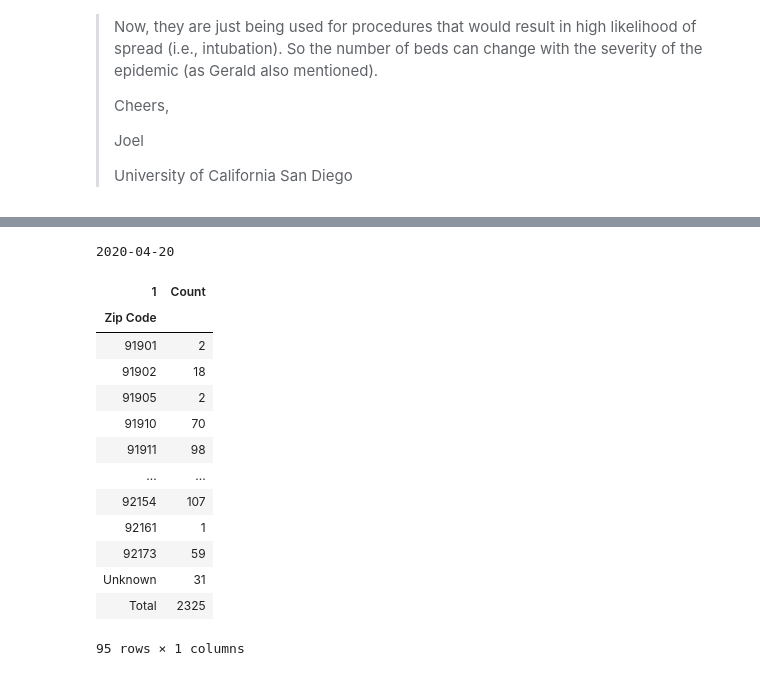
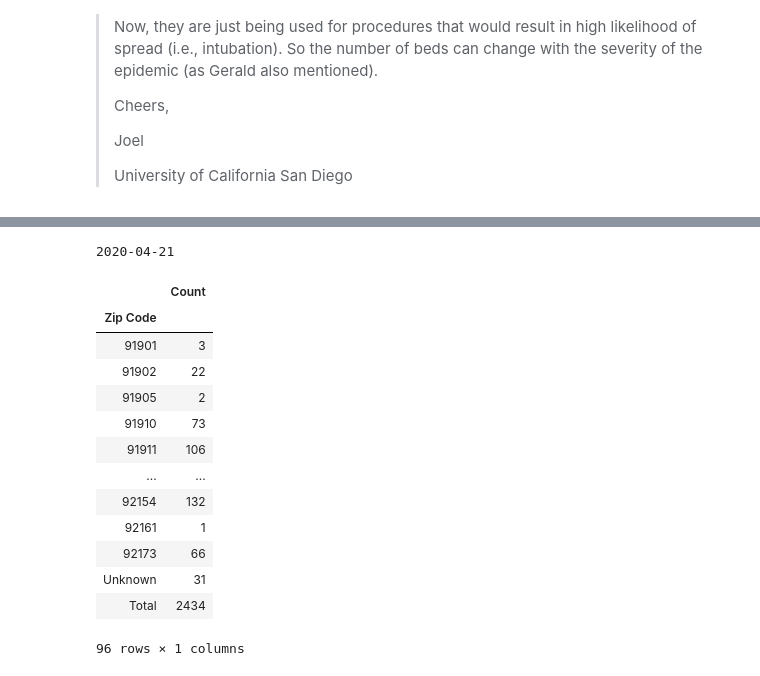
Before and after one commit to jasongfleischer/defunct-website-argo-navis, a Jupyter notebook: _notebooks/2020-04-20-SanDiego-COVID-19.ipynb, the cells around one changed output, grey strips where cells are left out. Drawn from its saved outputs; the diff is of its cells as text; code cells hidden in the pictures.

```diff
--- a/_notebooks/2020-04-20-SanDiego-COVID-19.ipynb
+++ b/_notebooks/2020-04-20-SanDiego-COVID-19.ipynb
@@ -818,27 +818,27 @@ zips = read_pdf('https://www.sandiegocounty.gov/content/dam/sdc/hhsa/programs/ph
 # %%
 #hide
 # on 4/3 the column read changed a bit, had been .iloc[1,:], now its [0,:]
 # on 4/5 its back to .iloc[1,:]
 # on 4/7 its back to [0,:]
-zips.columns = zips.iloc[1,:]
-zips = zips[2:]
+zips.columns = zips.iloc[0,:]
+zips = zips[1:]
 zips = pd.concat([zips.iloc[:,:2], zips.iloc[:,2:]]).set_index('Zip Code').dropna()
 zips.to_csv(zipf.format(today))
 print(today)
 zips
 # %% [output]
-2020-04-20
+2020-04-21
-| 1 | Count |
+|  | Count |
 | Zip Code |  |
-| 91901 | 2 |
-| 91902 | 18 |
+| 91901 | 3 |
+| 91902 | 22 |
 | 91905 | 2 |
-| 91910 | 70 |
-| 91911 | 98 |
+| 91910 | 73 |
+| 91911 | 106 |
 | ... | ... |
-| 92154 | 107 |
+| 92154 | 132 |
 | 92161 | 1 |
-| 92173 | 59 |
+| 92173 | 66 |
 | Unknown | 31 |
-| Total | 2325 |
+| Total | 2434 |
-95 rows × 1 columns
+96 rows × 1 columns
```
Also changed, not shown: parts of 13 cells of this notebook.
